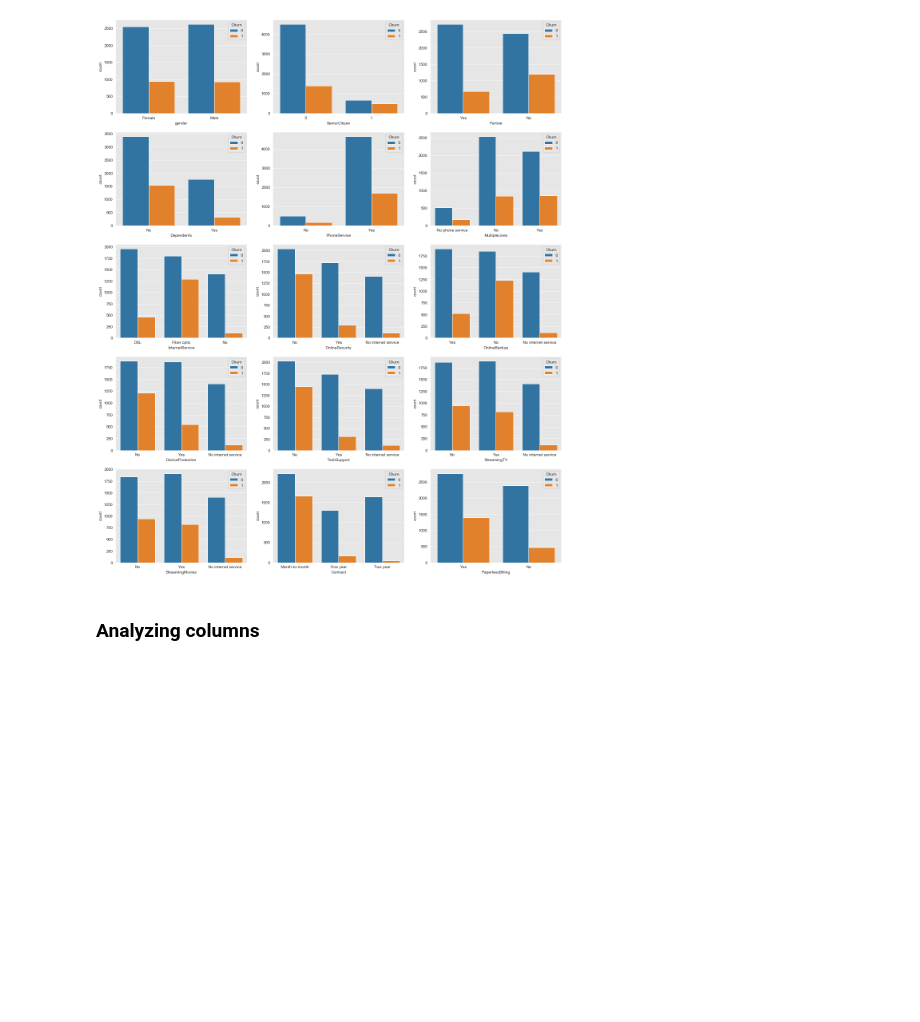
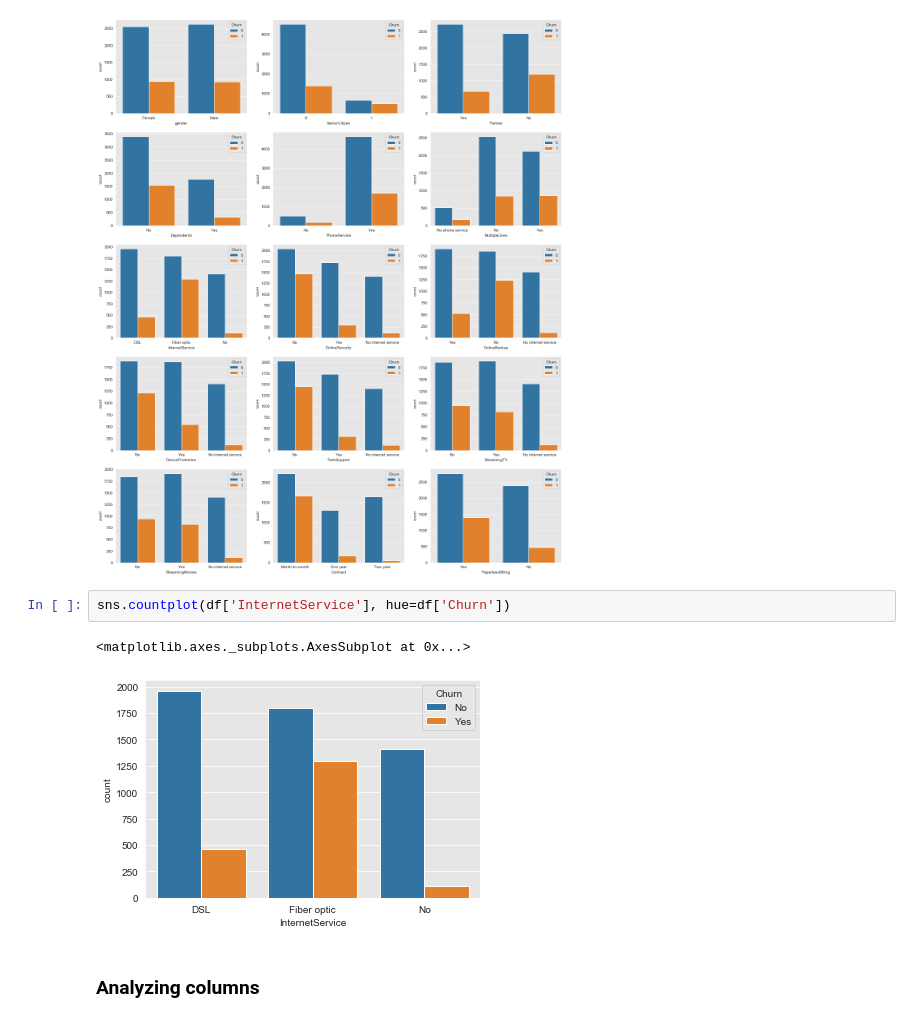
Before and after one commit to mattblasa/Customer-Churn-Prediction-Project, a Jupyter notebook: 1-Project 3 Customer Churn Cleaning and EDA notebook.ipynb, the cells around one changed output. Saved outputs shown, nothing was run; the diff lists cells and outputs as text; blank space fills up the shorter version.

```diff
--- a/1-Project 3 Customer Churn Cleaning and EDA notebook.ipynb
+++ b/1-Project 3 Customer Churn Cleaning and EDA notebook.ipynb
@@ -234,6 +248,11 @@ sns.countplot(df['PaperlessBilling'], hue=df['Churn'])
 plt.show()
 # %% [output]
 [figure]
+# %%
+sns.countplot(df['InternetService'], hue=df['Churn'])
+# %% [output]
+<matplotlib.axes._subplots.AxesSubplot at 0x...>
+[figure, added]
 # %% [markdown]
 ### Analyzing columns
 # %% [markdown]
```
Also changed, not shown: parts of 8 cells of this notebook, 7 other files.
